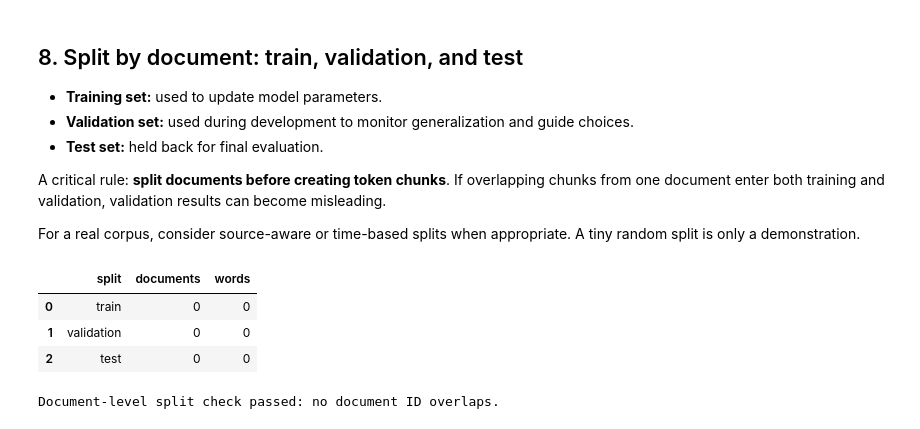
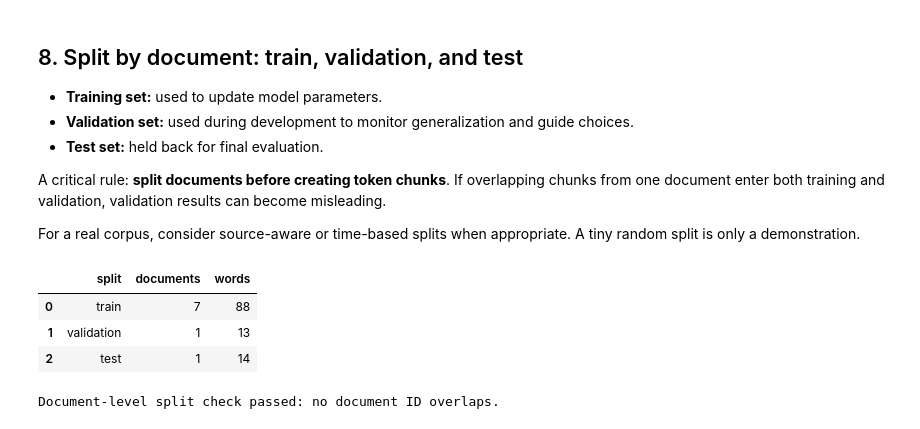
Before and after one commit to Krishil-Parikh/all-about-slms, a Jupyter notebook: 00_introduction/03_training_data_for_slms.ipynb, the cells around one changed output. Cells and saved outputs as stored; diff of their text form; code cells hidden in the pictures.

```diff
--- a/00_introduction/03_training_data_for_slms.ipynb
+++ b/00_introduction/03_training_data_for_slms.ipynb
@@ -122,8 +122,8 @@ def clean_text(text):
     text = unicodedata.normalize("NFKC", text)
     text = html.unescape(text)
     text = re.sub(r"<[^>]+>", " ", text)  # simple demo tag removal
-    text = "".join(ch for ch in text if ch.isprintable() or ch in "\\n\\t")
-    text = re.sub(r"\\s+", " ", text).strip()
+    text = "".join(ch for ch in text if ch.isprintable() or ch in "\n\t")
+    text = re.sub(r"\s+", " ", text).strip()
     return text
 
 df = df_raw.copy()
@@ -249,7 +233,7 @@ For this toy corpus, we will use transparent demonstration thresholds:
 These thresholds are arbitrary teaching values, not recommended universal settings.
 # %%
 def repeated_word_ratio(text):
-    words = re.findall(r"\\b\\w+\\b", text.lower())
+    words = re.findall(r"\b\w+\b", text.lower())
     return max(Counter(words).values()) / len(words) if words else 0.0
 
 def alphabetic_ratio(text):
@@ -257,7 +241,7 @@ def alphabetic_ratio(text):
     return sum(ch.isalpha() for ch in chars) / len(chars) if chars else 0.0
 
 df_quality = df_exact.copy()
-df_quality["word_count"] = df_quality["clean_text"].str.findall(r"\\b\\w+\\b").str.len()
+df_quality["word_count"] = df_quality["clean_text"].str.findall(r"\b\w+\b").str.len()
 df_quality["repeated_word_ratio"] = df_quality["clean_text"].apply(repeated_word_ratio)
 df_quality["alphabetic_ratio"] = df_quality["clean_text"].apply(alphabetic_ratio)
 
@@ -368,35 +347,44 @@ For a real corpus, consider source-aware or time-based splits when appropriate.
 # %%
 def split_documents(frame, train_ratio=0.8, validation_ratio=0.1, seed=42):
     test_ratio = 1.0 - train_ratio - validation_ratio
     if train_ratio <= 0 or validation_ratio < 0 or test_ratio < 0:
         raise ValueError("Invalid split ratios.")
 
     shuffled = frame.sample(frac=1, random_state=seed).reset_index(drop=True)
     n = len(shuffled)
-    train_end = int(n * train_ratio)
-    val_end = train_end + int(n * validation_ratio)
+
+    # int(n * ratio) rounds down, so a small corpus can end up with an EMPTY validation
+    # or test split (e.g. int(9 * 0.1) == 0). Round instead, and guarantee at least one
+    # document for every split that was requested with a non-zero ratio.
+    n_val = max(1, round(n * validation_ratio)) if validation_ratio > 0 else 0
+    n_test = max(1, round(n * test_ratio)) if test_ratio > 1e-9 else 0
+    if n - n_val - n_test < 1:
+        raise ValueError(f"Corpus too small ({n} documents) for the requested splits.")
+
+    train_end = n - n_val - n_test
+    val_end = train_end + n_val
 
     return (
         shuffled.iloc[:train_end].copy(),
         shuffled.iloc[train_end:val_end].copy(),
         shuffled.iloc[val_end:].copy()
     )
 
 train_df, validation_df, test_df = split_documents(
     df_filtered, train_ratio=0.8, validation_ratio=0.1, seed=42
 )
 
 split_summary = pd.DataFrame([
     {"split": "train", "documents": len(train_df), "words": int(train_df["word_count"].sum())},
     {"split": "validation", "documents": len(validation_df), "words": int(validation_df["word_count"].sum())},
     {"split": "test", "documents": len(test_df), "words": int(test_df["word_count"].sum())},
 ])
 display(split_summary)
 # %% [output]
 |  | split | documents | words |
-| 0 | train | 0 | 0 |
-| 1 | validation | 0 | 0 |
-| 2 | test | 0 | 0 |
+| 0 | train | 7 | 88 |
+| 1 | validation | 1 | 13 |
+| 2 | test | 1 | 14 |
 # %%
 train_ids = set(train_df["doc_id"])
 val_ids = set(validation_df["doc_id"])
```
Also changed, not shown: parts of 8 cells of this notebook, 17 other files.
